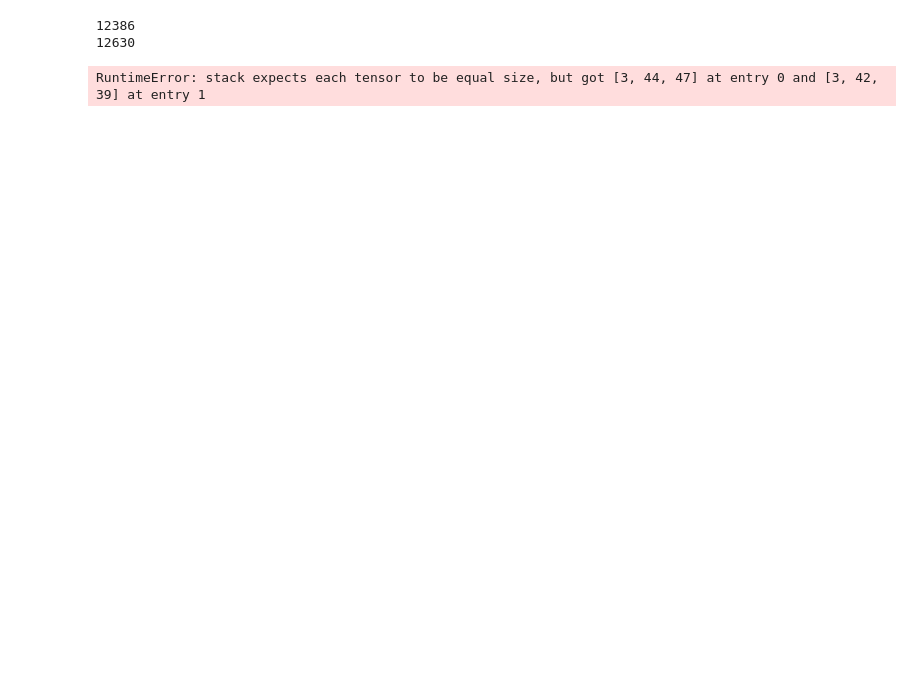
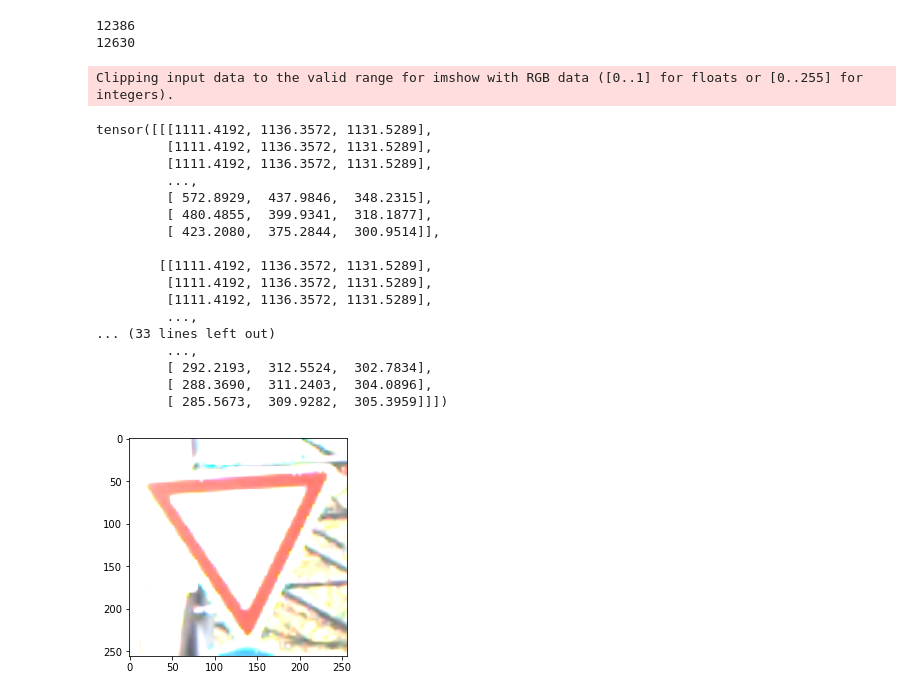
Before and after one commit to pauldoucet/road-sign-classification, a Jupyter notebook: Road signs classification.ipynb, the cells around one changed output. Drawn from its saved outputs; the diff is of its cells as text; code cells hidden in the pictures; blank space fills up the shorter version.

Commit message:
correctly plot without normalization

```diff
--- a/Road signs classification.ipynb
+++ b/Road signs classification.ipynb
@@ -23,13 +23,19 @@ class RoadSignsDataset(Dataset):
     def __init__(self, datasets_path, csv_name):
         self.metadatas = pd.read_csv(datasets_path + '/' + csv_name)
         self.datasets_path = datasets_path
+        self.transform = torch.nn.Sequential(
+            transforms.Resize(256),
+            transforms.CenterCrop(256),
+            transforms.Normalize((0.485, 0.456, 0.406), (0.229, 0.224, 0.225))
+        )
 
     def __len__(self):
         return len(self.metadatas.index)
 
     def __getitem__(self, idx):
         img_path = self.metadatas.loc[idx, "Path"]
-        image = read_image(self.datasets_path + '/' + img_path)
+        image = read_image(self.datasets_path + '/' + img_path).float()
+        image = self.transform(image)
         label = self.metadatas.loc[idx, "ClassId"]
         return image, label
 # %%
@@ -53,10 +60,29 @@ train_dataloader = DataLoader(train_data, batch_size=64, shuffle=True)
 # %%
 import matplotlib.pyplot as plt
 
 batch_features, batch_labels = next(iter(train_dataloader))
 img = batch_features[0].squeeze()
 label = batch_labels[0]
-plt.imshow(img)
+print(img.permute(1, 2, 0))
+plt.imshow(img.int().permute(1, 2, 0))
 plt.show()
 # %% [output]
-RuntimeError: stack expects each tensor to be equal size, but got [3, 44, 47] at entry 0 and [3, 42, 39] at entry 1
+Clipping input data to the valid range for imshow with RGB data ([0..1] for floats or [0..255] for integers).
+tensor([[[1111.4192, 1136.3572, 1131.5289],
+         [1111.4192, 1136.3572, 1131.5289],
+         [1111.4192, 1136.3572, 1131.5289],
+         ...,
+         [ 572.8929,  437.9846,  348.2315],
+         [ 480.4855,  399.9341,  318.1877],
+         [ 423.2080,  375.2844,  300.9514]],
+
+        [[1111.4192, 1136.3572, 1131.5289],
+         [1111.4192, 1136.3572, 1131.5289],
+         [1111.4192, 1136.3572, 1131.5289],
+         ...,
+... (33 lines left out)
+         ...,
+         [ 292.2193,  312.5524,  302.7834],
+         [ 288.3690,  311.2403,  304.0896],
+         [ 285.5673,  309.9282,  305.3959]]])
+[figure, added]
```
Also changed, not shown: parts of 1 cell of this notebook.
